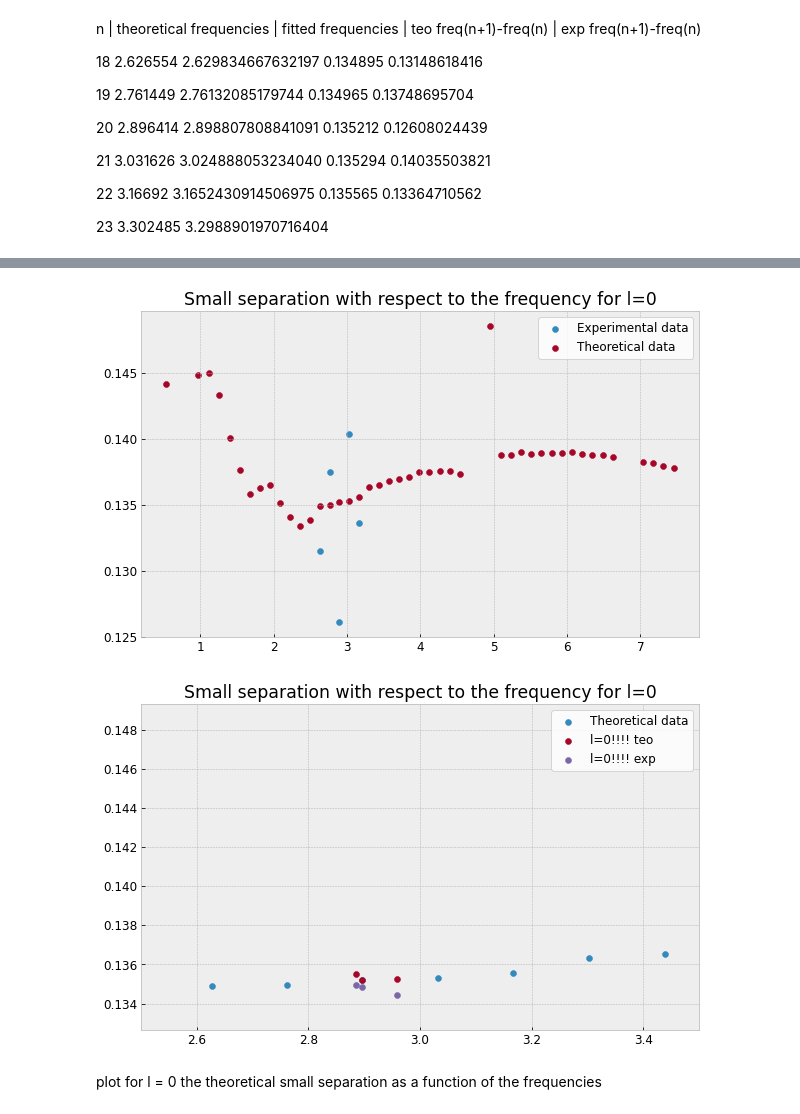
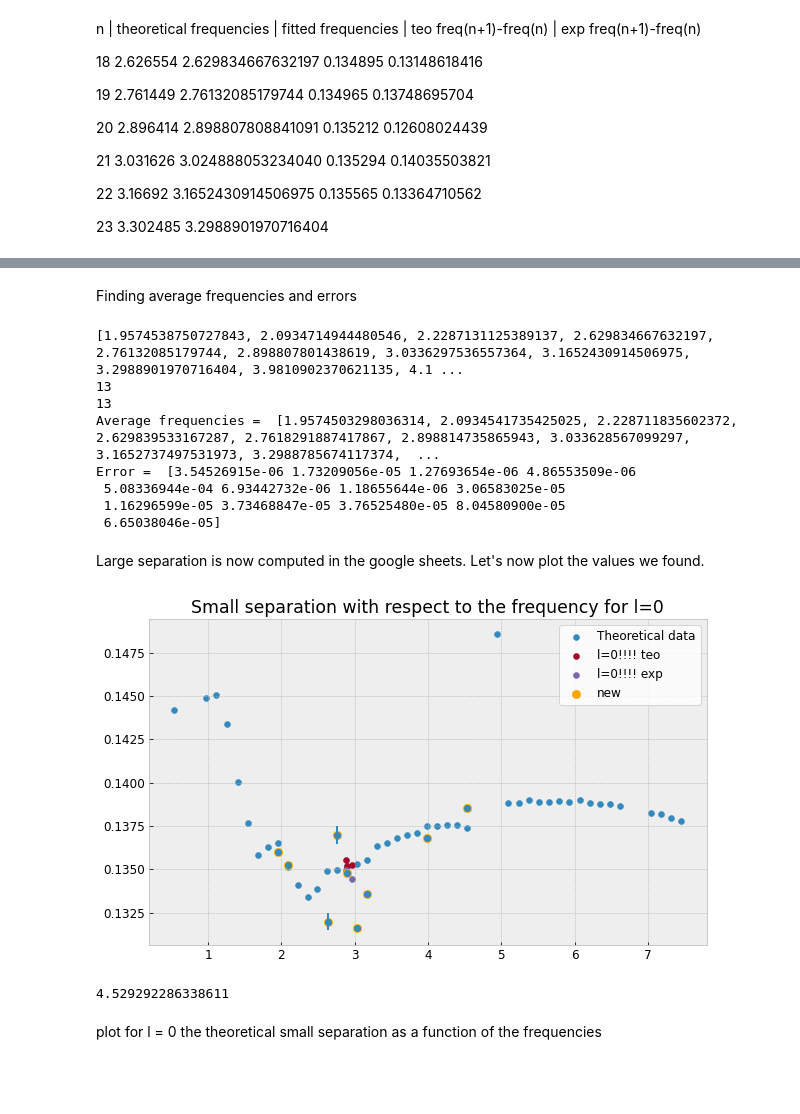
Before and after one commit to rita-png/astrophysics-laboratory, a Jupyter notebook: Sun.ipynb, the cells around one changed output, grey strips where cells are left out. Cells and saved outputs as stored; diff of their text form; code cells hidden in the pictures; blank space fills up the shorter version.

Commit message:
update graph on ls

```diff
--- a/Sun.ipynb
+++ b/Sun.ipynb
@@ -963,44 +1272,72 @@ with plt.style.context('bmh'):
+# %% [markdown]
+Finding average frequencies and errors
+# %%
+print(peaks_l0_pm1)
+
+peaks_l0_pm1.sort()
+peaks_l0_pm2.sort()
+
+print(len(peaks_l0_pm1))
+
+print(len(peaks_l0_pm2))
+
+avg_peaks_l0 = [(x + y)/2 for x, y in zip(peaks_l0_pm1, peaks_l0_pm2)]
+
+err_avg_fitted_frequencies = abs(np.subtract(avg_peaks_l0,peaks_l0_pm1))
+
+print('Average frequencies = ', avg_peaks_l0)
+
+print('Error = ', err_avg_fitted_frequencies)
+# %% [output]
+[1.9574538750727843, 2.0934714944480546, 2.2287131125389137, 2.629834667632197, 2.76132085179744, 2.898807801438619, 3.0336297536557364, 3.1652430914506975, 3.2988901970716404, 3.9810902370621135, 4.1 ...
+13
+13
+Average frequencies =  [1.9574503298036314, 2.0934541735425025, 2.228711835602372, 2.629839533167287, 2.7618291887417867, 2.898814735865943, 3.033628567099297, 3.1652737497531973, 3.2988785674117374,  ...
+Error =  [3.54526915e-06 1.73209056e-05 1.27693654e-06 4.86553509e-06
+ 5.08336944e-04 6.93442732e-06 1.18655644e-06 3.06583025e-05
+ 1.16296599e-05 3.73468847e-05 3.76525480e-05 8.04580900e-05
+ 6.65038046e-05]
+# %% [markdown]
+Large separation is now computed in the google sheets. Let's now plot the values we found.
 # %%
-exp_freq = [2.626554, 2.761449, 2.896414, 3.031626, 3.16692]
-#exp_sep = [0.13148618416, 0.13748695704, 0.12608024439, 0.14035503821, 0.13364710562]
-exp_sep = [0.13149, 0.13749, 0.12608, 0.14035, 0.13365]
-
-teo_freq = [0.535308, 0.970528, 1.115391, 1.260426, 1.403781, 1.543825, 1.681478, 1.817298, 1.953574, 2.090097, 2.225231, 2.359319, 2.492708, 2.626554, 2.761449, 2.896414, 3.031626, 3.16692, 3.302485, 3.438826, 3.575348, 3.712182, 3.849159, 3.986249, 4.123775, 4.261271, 4.398846, 4.536387, 4.946911, 5.095484, 5.234301, 5.373123, 5.512118, 5.65101, 5.78991, 5.928871, 6.067785, 6.206761, 6.345584, 6.48434, 6.62311, 7.038738, 7.176977, 7.315157, 7.453125]
-teo_sep = [0.144193, 0.144863, 0.145035, 0.143355, 0.140044, 0.137653, 0.13582, 0.136276, 0.136523, 0.135134, 0.134088, 0.133389, 0.133846, 0.134895, 0.134965, 0.135212, 0.135294, 0.135565, 0.136341, 0.136522, 0.136834, 0.136977, 0.13709, 0.137526, 0.137496, 0.137575, 0.137541, 0.137364, 0.148573, 0.138817, 0.138822, 0.138995, 0.138892, 0.1389, 0.138961, 0.138914, 0.138976, 0.138823, 0.138756, 0.13877, 0.138651, 0.138239, 0.13818, 0.137968, 0.137788]
+# l0, l1, l2
 
 yteo = [0.135212, 0.135234, 0.135535]
 yexp = [0.13482194481464527, 0.13446248273809314, 0.13497482981531972]
 
-
 x = [2.896414, 2.959557, 2.885445]
 
+# just l0
 
+plt_avg_peaks_l0 = [1.95745033, 2.093454174, 2.629839533, 2.761829189, 2.898814736, 3.033628567, 3.16527375, 3.981127584, 4.529292286]
+small_separations_l0 = [0.1360038437, 0.1352576621, 0.1319896556, 0.1369855471, 0.1348138312, 0.1316451827, 0.1336048177, 0.1368325273, 0.1385643928]
+err_small_separations_l0 = [0.0000176800086015266, 0.0000173679111504895, 0.0005083602286439910, 0.0005083842394464210, 0.0000070352113288563, 0.0000306812553257981, 0.0000327899451291272, 0.0000530330478823101, 0.0001043851535072070]
 
-
-
-
-# 1st attempt
-with plt.style.context('bmh'):
-    plt.scatter(exp_freq, exp_sep, label='Experimental data')
-    plt.scatter(teo_freq, teo_sep, label='Theoretical data')
-    plt.title('Small separation with respect to the frequency for l=0')
-
-plt.legend()
-plt.show()
-
-# 2nd attempt
+# 1sy attempt
 with plt.style.context('bmh'):
     plt.scatter(teo_freq, teo_sep, label='Theoretical data')
     plt.scatter(x, yteo, label='l=0!!!! teo')
     plt.scatter(x, yexp, label='l=0!!!! exp')
     plt.title('Small separation with respect to the frequency for l=0')
 
-plt.xlim([2.5, 3.5])
+    #new
+    plt.scatter(plt_avg_peaks_l0, small_separations_l0, s=70, label = 'new', color = 'orange')
+    plt.errorbar(plt_avg_peaks_l0, small_separations_l0, yerr = err_small_separations_l0, fmt ='o')
+
+
 plt.legend()
 plt.show()
 # %% [output]
-[figure, old version]
+[figure, new version]
-[figure, removed]
+# %%
+aux = avg_peaks_l0.pop(11)
+"""
+aux.append(avg_peaks_l0[0:2])
+aux.append(avg_peaks_l0[3:8])
+#+ avg_peaks_l0[9] + avg_peaks_l0[11]"""
+print(aux)
+# %% [output]
+4.529292286338611
 # %% [markdown]
 plot for l = 0 the theoretical small separation as a function of the frequencies
 # %% [markdown]
```
Also changed, not shown: parts of 24 cells of this notebook.
